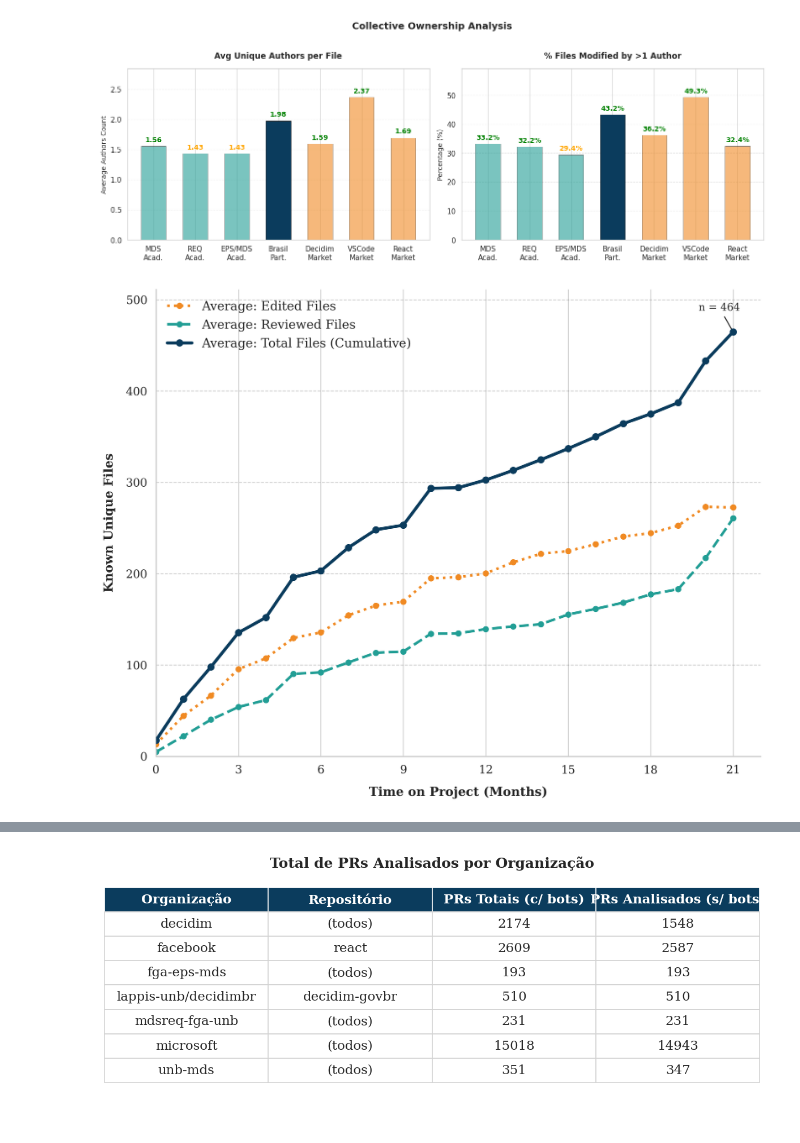
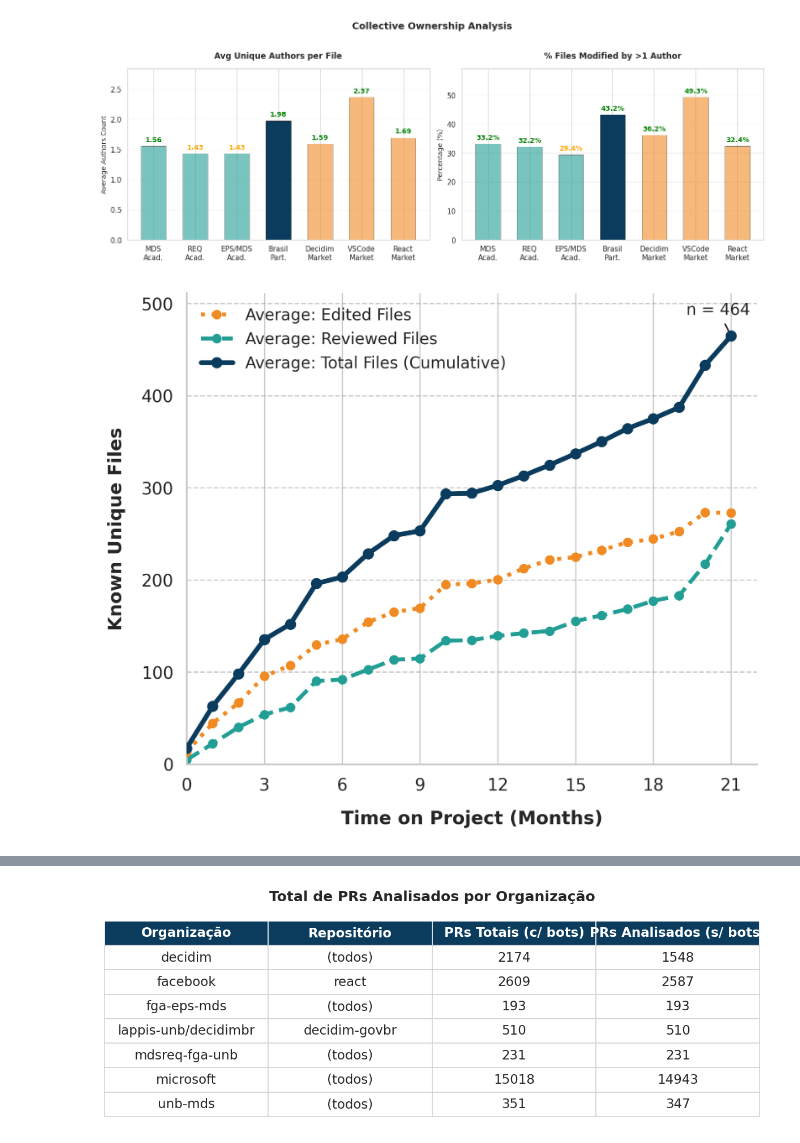
Before and after one commit to lablivre-unb/EbL_Over_PbL, a Jupyter notebook: metrics/notebooks/prs_viz_bp_paper.ipynb, the cells around one changed output, grey strips where cells are left out. Saved outputs shown, nothing was run; the diff lists cells and outputs as text; code cells hidden in the pictures.

Commit message:
style: font e size texto figuras

```diff
--- a/metrics/notebooks/prs_viz_bp_paper.ipynb
+++ b/metrics/notebooks/prs_viz_bp_paper.ipynb
@@ -1180,18 +1174,7 @@ def analyze_knowledge_growth(df_project, min_devs=3):
 
 results_corrected, dev_data_corrected = analyze_knowledge_growth(df_no_bots, min_devs=3)
 
-plt.rcParams.update({
-    'font.size': 11,
-    'font.family': 'serif',
-    'axes.labelsize': 12,
-    'xtick.labelsize': 11,
-    'ytick.labelsize': 11,
-    'legend.fontsize': 10,
-    'figure.dpi': 300,
-    'savefig.bbox': 'tight'
-})
-
-fig, ax = plt.subplots(figsize=(9.2, 7.2), facecolor='white')
+fig, ax = plt.subplots(figsize=(6, 5), facecolor='white')
 
 ax.spines['top'].set_visible(False)
 ax.spines['right'].set_visible(False)
@@ -1231,37 +1214,37 @@ ax.plot(
     markersize=6,
     color=BP_PRIMARY,
     label='Average: Total Files (Cumulative)',
     zorder=4
 )
 
 ax.grid(axis='y', linestyle='--', alpha=0.4, color='gray', zorder=0)
 ax.set_axisbelow(True)
 
-ax.set_xlabel('Time on Project (Months)', fontweight='bold', labelpad=10)
-ax.set_ylabel('Known Unique Files', fontweight='bold', labelpad=10)
+ax.set_xlabel('Time on Project (Months)', labelpad=10, fontweight='bold')
+ax.set_ylabel('Known Unique Files', labelpad=10, fontweight='bold')
 
 ax.xaxis.set_major_locator(ticker.MultipleLocator(3))
-ax.legend(loc='upper left', frameon=False, fontsize=12)
+ax.legend(loc='upper left', frameon=False, fontsize=10)
 
 ax.set_xlim(0, results_corrected['tenure_month'].max() + 1)
 ax.set_ylim(0, results_corrected['mean_total'].max() * 1.1)
 
 last_month = results_corrected['tenure_month'].iloc[-1]
 last_total = results_corrected['mean_total'].iloc[-1]
 ax.annotate(
     f'n = {int(last_total)}',
     xy=(last_month, last_total),
     xytext=(last_month - 0.5, last_total + (results_corrected['mean_total'].max() * 0.05)),
     fontsize=10,
     color=color_total,
     ha='center',
     arrowprops=dict(arrowstyle='-', color=color_total, lw=1)
 )
 
 plt.tight_layout()
 plt.show()
 # %% [output]
-[figure, old version]
+[figure, new version]
 # %% [markdown]
  <img src="assets/grafo.png" width="1000" />
 # %%
```
Also changed, not shown: parts of 5 cells of this notebook.
